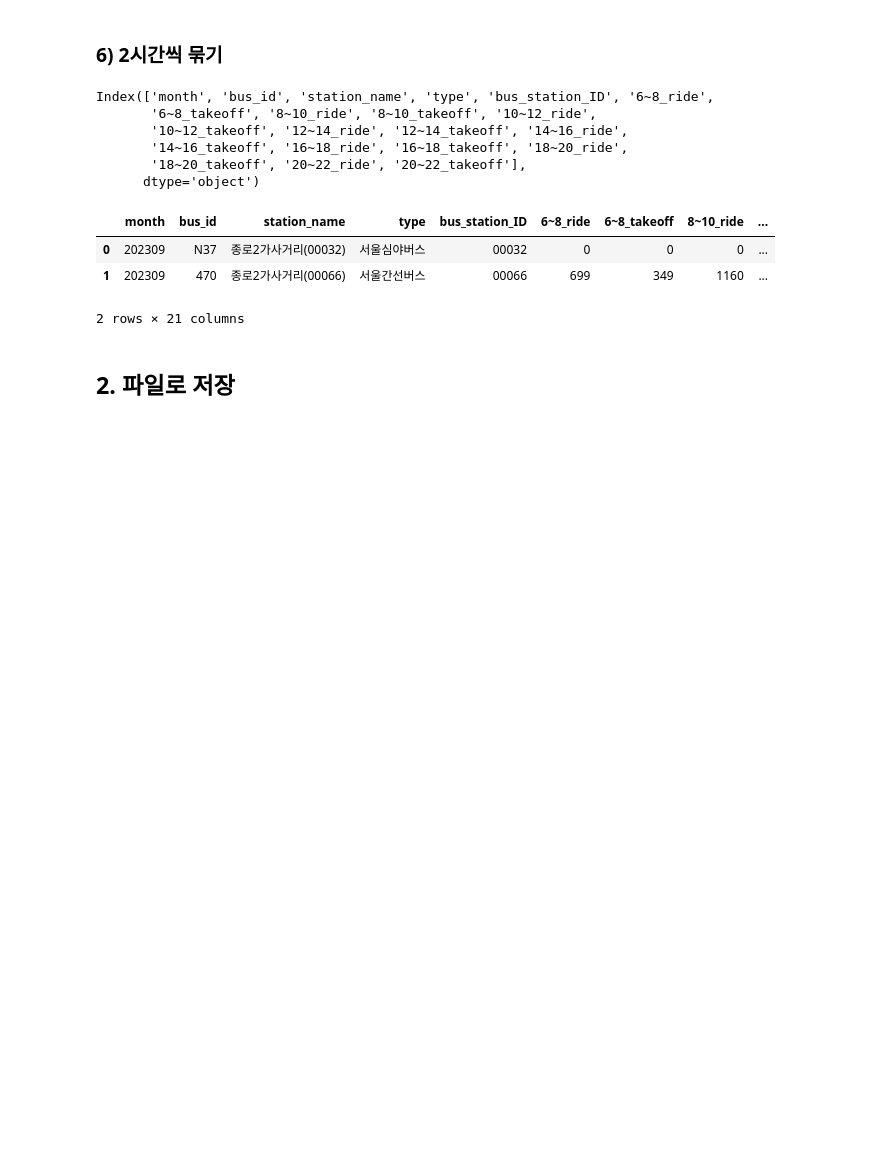
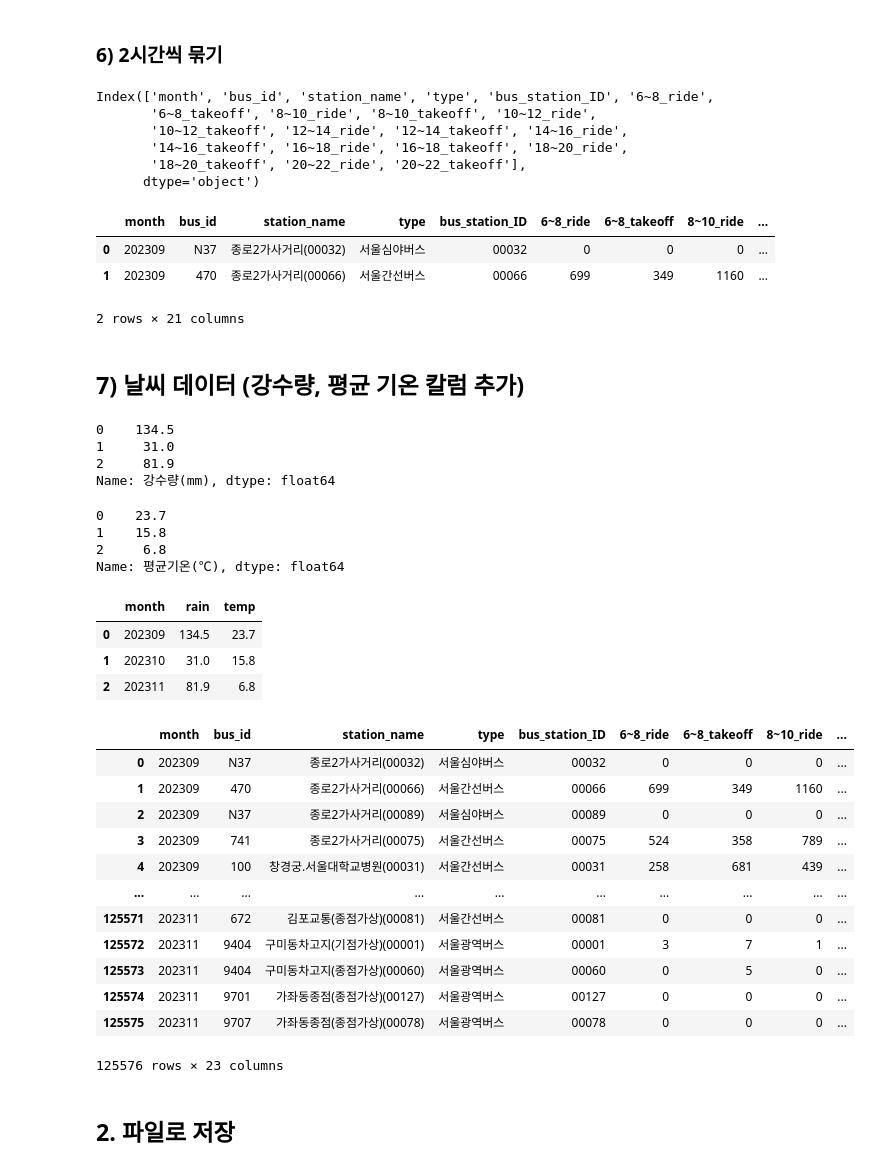
Before and after one commit to gchaewon/Euron5th_BusTayo, a Jupyter notebook: preprocessing_test.ipynb, the cells around one changed output. Saved outputs shown, nothing was run; the diff lists cells and outputs as text; code cells hidden in the pictures; blank space fills up the shorter version.

```diff
--- a/preprocessing_test.ipynb
+++ b/preprocessing_test.ipynb
@@ -200,6 +200,59 @@ test.head(2)
 | 0 | 202309 | N37 | 종로2가사거리(00032) | 서울심야버스 | 00032 | 0 | 0 | 0 | ... |
 | 1 | 202309 | 470 | 종로2가사거리(00066) | 서울간선버스 | 00066 | 699 | 349 | 1160 | ... |
 2 rows × 21 columns
+# %% [markdown]
+## 7) 날씨 데이터 (강수량, 평균 기온 칼럼 추가)
+# %%
+rain = pd.read_csv(path+'data/rain.csv', encoding='cp949')
+rain = rain[20:23] # 23년 9월 ~ 23년 11월 데이터만 추출
+rain = rain['강수량(mm)']
+rain.reset_index(drop=True, inplace=True)
+rain
+# %% [output]
+0    134.5
+1     31.0
+2     81.9
+Name: 강수량(mm), dtype: float64
+# %%
+temp = pd.read_csv(path+'data/temp.csv', encoding='cp949')
+temp = temp[20:23] # 23년 9월 ~ 23년 11월 데이터만 추출
+temp = temp['평균기온(℃)']
+temp.reset_index(drop=True, inplace=True)
+temp
+# %% [output]
+0    23.7
+1    15.8
+2     6.8
+Name: 평균기온(℃), dtype: float64
+# %%
+month = [202309, 202310, 202311]
+month = pd.DataFrame(month, columns = ['month'])
+
+weather = pd.concat([month, rain, temp], axis=1)
+weather.rename(columns={'강수량(mm)': 'rain', '평균기온(℃)': 'temp'}, inplace=True)
+weather
+# %% [output]
+|  | month | rain | temp |
+| 0 | 202309 | 134.5 | 23.7 |
+| 1 | 202310 | 31.0 | 15.8 |
+| 2 | 202311 | 81.9 | 6.8 |
+# %%
+test = pd.merge(test, weather, on='month', how='left')
+test
+# %% [output]
+|  | month | bus_id | station_name | type | bus_station_ID | 6~8_ride | 6~8_takeoff | 8~10_ride | ... |
+| 0 | 202309 | N37 | 종로2가사거리(00032) | 서울심야버스 | 00032 | 0 | 0 | 0 | ... |
+| 1 | 202309 | 470 | 종로2가사거리(00066) | 서울간선버스 | 00066 | 699 | 349 | 1160 | ... |
+| 2 | 202309 | N37 | 종로2가사거리(00089) | 서울심야버스 | 00089 | 0 | 0 | 0 | ... |
+| 3 | 202309 | 741 | 종로2가사거리(00075) | 서울간선버스 | 00075 | 524 | 358 | 789 | ... |
+| 4 | 202309 | 100 | 창경궁.서울대학교병원(00031) | 서울간선버스 | 00031 | 258 | 681 | 439 | ... |
+| ... | ... | ... | ... | ... | ... | ... | ... | ... | ... |
+| 125571 | 202311 | 672 | 김포교통(종점가상)(00081) | 서울간선버스 | 00081 | 0 | 0 | 0 | ... |
+| 125572 | 202311 | 9404 | 구미동차고지(기점가상)(00001) | 서울광역버스 | 00001 | 3 | 7 | 1 | ... |
+| 125573 | 202311 | 9404 | 구미동차고지(종점가상)(00060) | 서울광역버스 | 00060 | 0 | 5 | 0 | ... |
+| 125574 | 202311 | 9701 | 가좌동종점(종점가상)(00127) | 서울광역버스 | 00127 | 0 | 0 | 0 | ... |
+| 125575 | 202311 | 9707 | 가좌동종점(종점가상)(00078) | 서울광역버스 | 00078 | 0 | 0 | 0 | ... |
+125576 rows × 23 columns
 # %% [markdown]
 ## 2. 파일로 저장
 # %%
```
Also changed, not shown: parts of 4 cells of this notebook.
